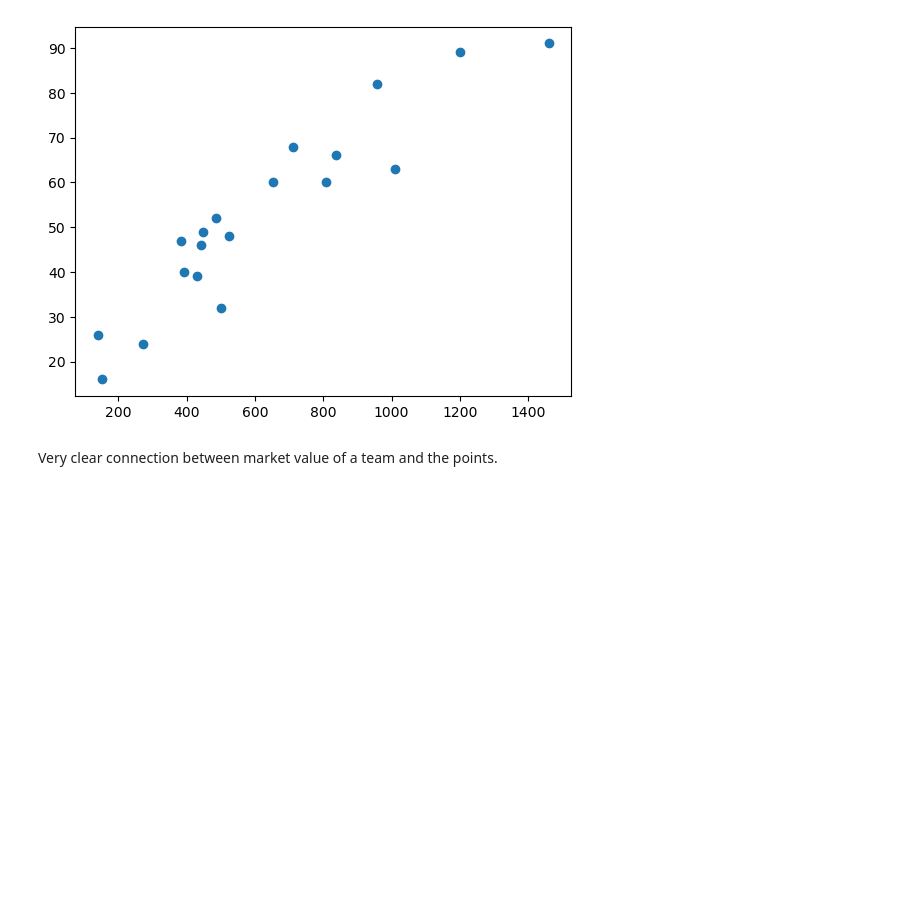
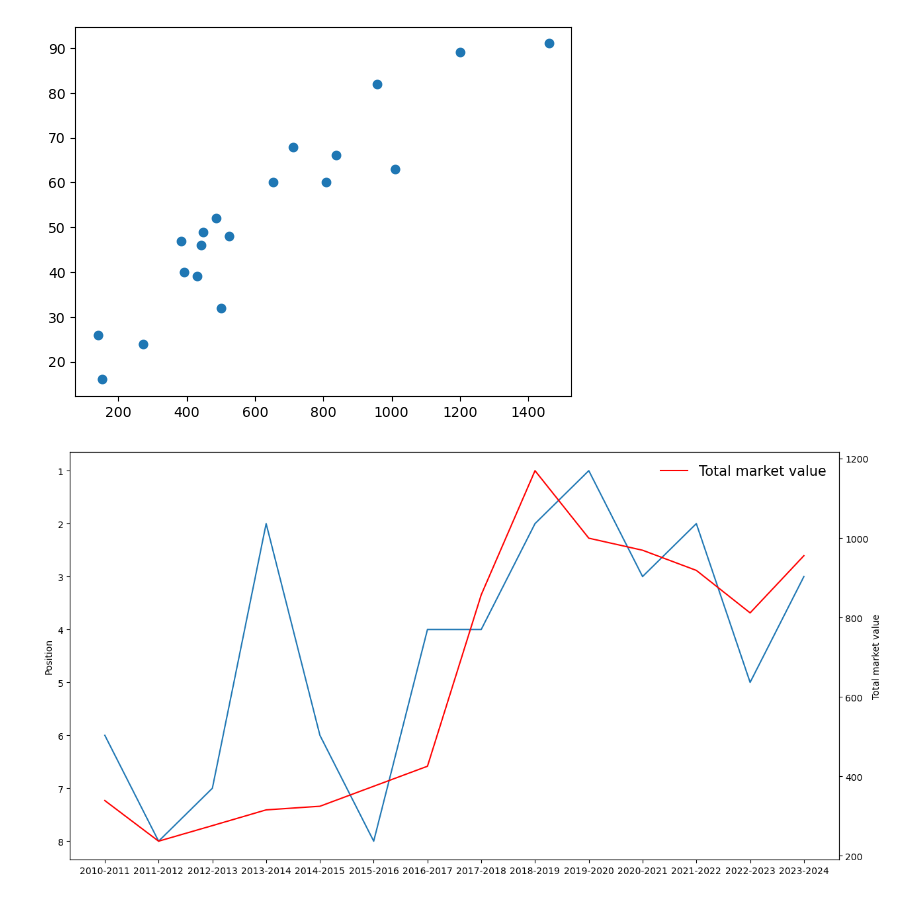
Before and after one commit to s2115214/First-Semester-Projects, a Jupyter notebook: project_curation/scraping_data.ipynb, the cells around one changed output. Cells and saved outputs as stored; diff of their text form; code cells hidden in the pictures; blank space fills up the shorter version.

```diff
--- a/project_curation/scraping_data.ipynb
+++ b/project_curation/scraping_data.ipynb
@@ -256,5 +241,22 @@ plt.scatter(data_2024['Total Market Value'], data_2024['PTS'])
 # %% [output]
 <matplotlib.collections.PathCollection at 0x...>
 [figure]
-# %% [markdown]
-Very clear connection between market value of a team and the points.
+# %%
+liverpool = df[df['Club'] == 'Liverpool']
+# %%
+graph,plot1 = plt.subplots(1, 1, figsize = (15,8))
+plot1.plot(liverpool['Season'], liverpool['Position'], label = 'Table position')
+plot1.invert_yaxis()
+
+ax2 = plot1.twinx()
+ax2.plot(liverpool['Season'], liverpool['Total Market Value(Million €)'], color = 'red', label = 'Total market value')
+
+plot1.set_ylabel('Position')
+ax2.set_ylabel('Total market value')
+
+
+
+plt.legend(frameon=False, prop={'size':15})
+plt.show()
+# %% [output]
+[figure, added]
```
Also changed, not shown: parts of 14 cells of this notebook.
